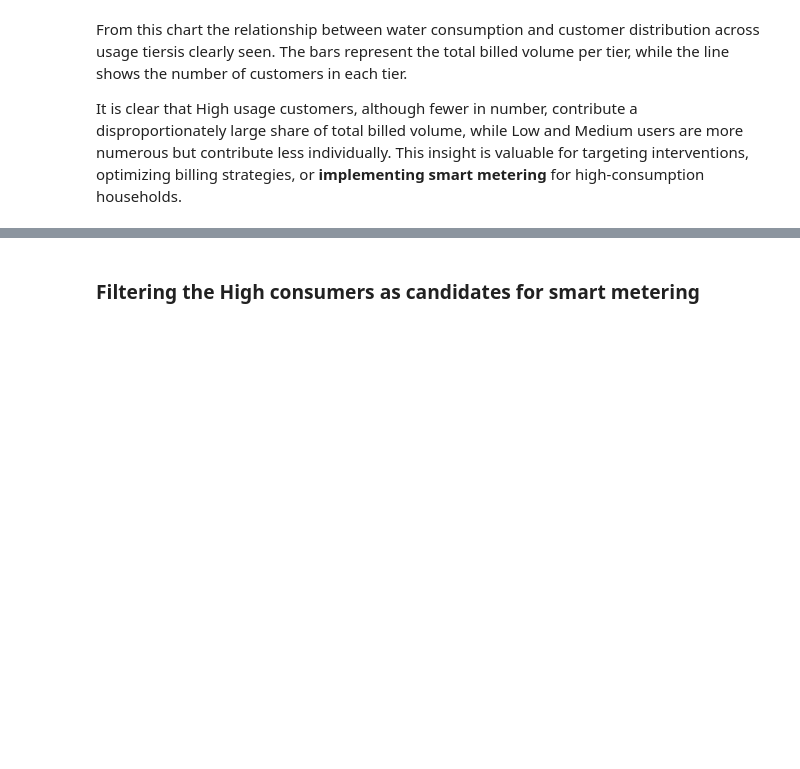
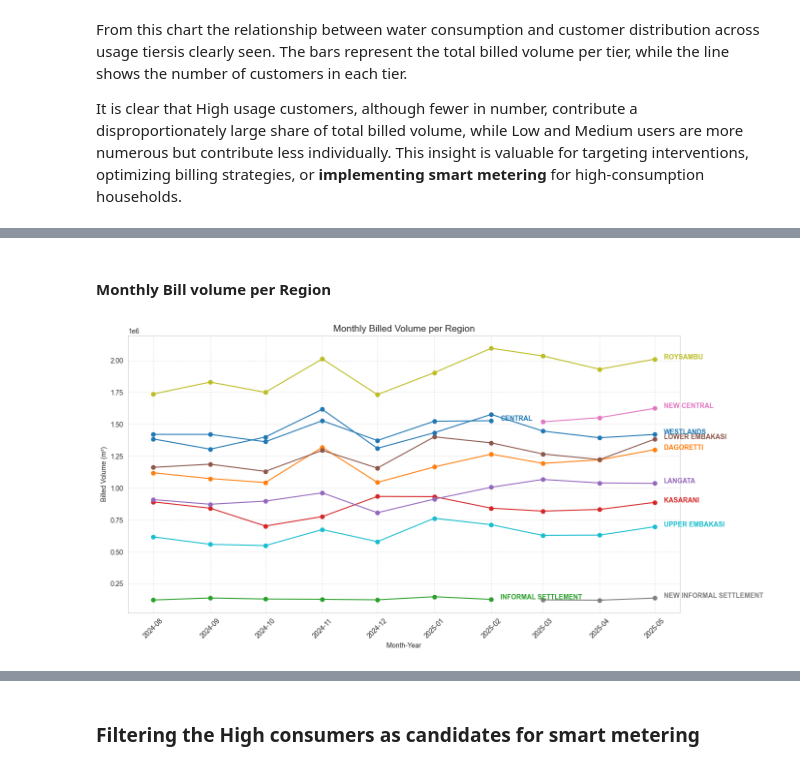
Before and after one commit to Assesa44/water-loss-reduction-through-smart-metering, a Jupyter notebook: Notebooks/Exploratory/eda_notebook.ipynb, the cells around one changed output, grey strips where cells are left out. Saved outputs shown, nothing was run; the diff lists cells and outputs as text; code cells hidden in the pictures; blank space fills up the shorter version.

```diff
--- a/Notebooks/Exploratory/eda_notebook.ipynb
+++ b/Notebooks/Exploratory/eda_notebook.ipynb
@@ -696,0 +719,56 @@ It is clear that High usage customers, although fewer in number, contribute a di
+# %% [markdown]
+#### Monthly Bill volume per Region
+# %%
+# --- Step 1: Clean MONTH names ---
+df_filtered['MONTH_CLEAN'] = df_filtered['MONTH'].str.strip()
+month_fix = {
+    'Sep': 'September', 'Sept': 'September', 'Aug': 'August', 'Oct': 'October',
+    'Nov': 'November', 'Dec': 'December', 'Jan': 'January', 'Feb': 'February',
+    'Mar': 'March', 'Apr': 'April', 'May': 'May'
+}
+df_filtered['MONTH_CLEAN'] = df_filtered['MONTH_CLEAN'].replace(month_fix)
+
+# Map month names to numbers
+month_map = {
+    'January':1, 'February':2, 'March':3, 'April':4, 'May':5, 'June':6,
+    'July':7, 'August':8, 'September':9, 'October':10, 'November':11, 'December':12
+}
+df_filtered['MONTH_NUM'] = df_filtered['MONTH_CLEAN'].map(month_map)
+df_filtered['YEAR'] = df_filtered['YEAR'].astype(int)
+
+# --- Step 2: Create proper DATE column ---
+df_filtered['DATE'] = pd.to_datetime(
+    df_filtered['YEAR'].astype(str) + '-' +
+    df_filtered['MONTH_NUM'].astype(str) + '-01'
+)
+
+# --- Step 3: Aggregate billed volume per region per month ---
+df_region_monthly = df_filtered.groupby(
+    ['REGION', pd.Grouper(key='DATE', freq='MS')]
+)['BILL_VOLUME'].sum().reset_index()
+
+# --- Step 4: Plot with region labels ---
+plt.figure(figsize=(14,7))
+sns.set_style("whitegrid")
+
+# Plot lines per region
+regions = df_region_monthly['REGION'].unique()
+colors = sns.color_palette("tab10", len(regions))
+
+for i, region in enumerate(regions):
+    region_data = df_region_monthly[df_region_monthly['REGION'] == region]
+    plt.plot(region_data['DATE'], region_data['BILL_VOLUME'], marker='o', color=colors[i])
+    # Add region label at the last point
+    plt.text(region_data['DATE'].iloc[-1] + pd.Timedelta(days=5),
+             region_data['BILL_VOLUME'].iloc[-1],
+             region, color=colors[i], fontsize=10, weight='bold')
+
+plt.title('Monthly Billed Volume per Region', fontsize=14)
+plt.xlabel('Month-Year')
+plt.ylabel('Billed Volume (m³)')
+plt.xticks(rotation=45)
+plt.grid(True, linestyle='--', alpha=0.5)
+plt.tight_layout()
+plt.show()
+# %% [output]
+[figure, added]
```
Also changed, not shown: parts of 10 cells of this notebook.
